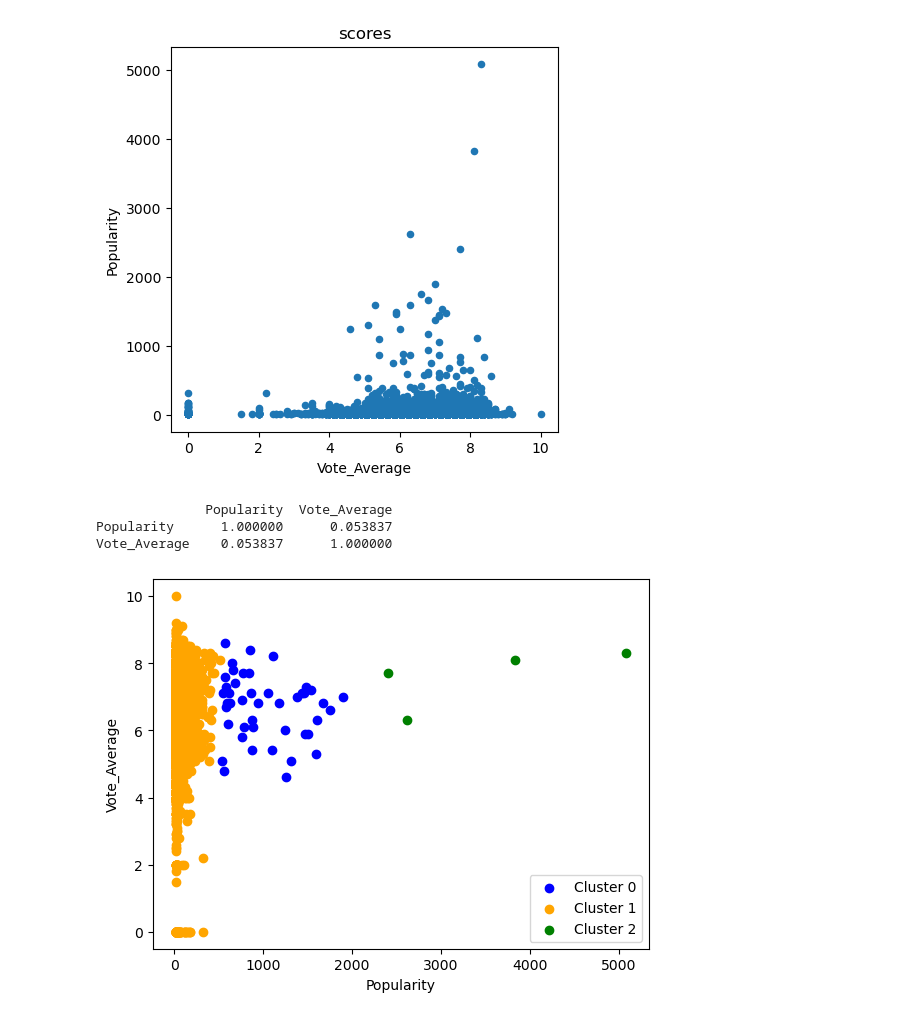
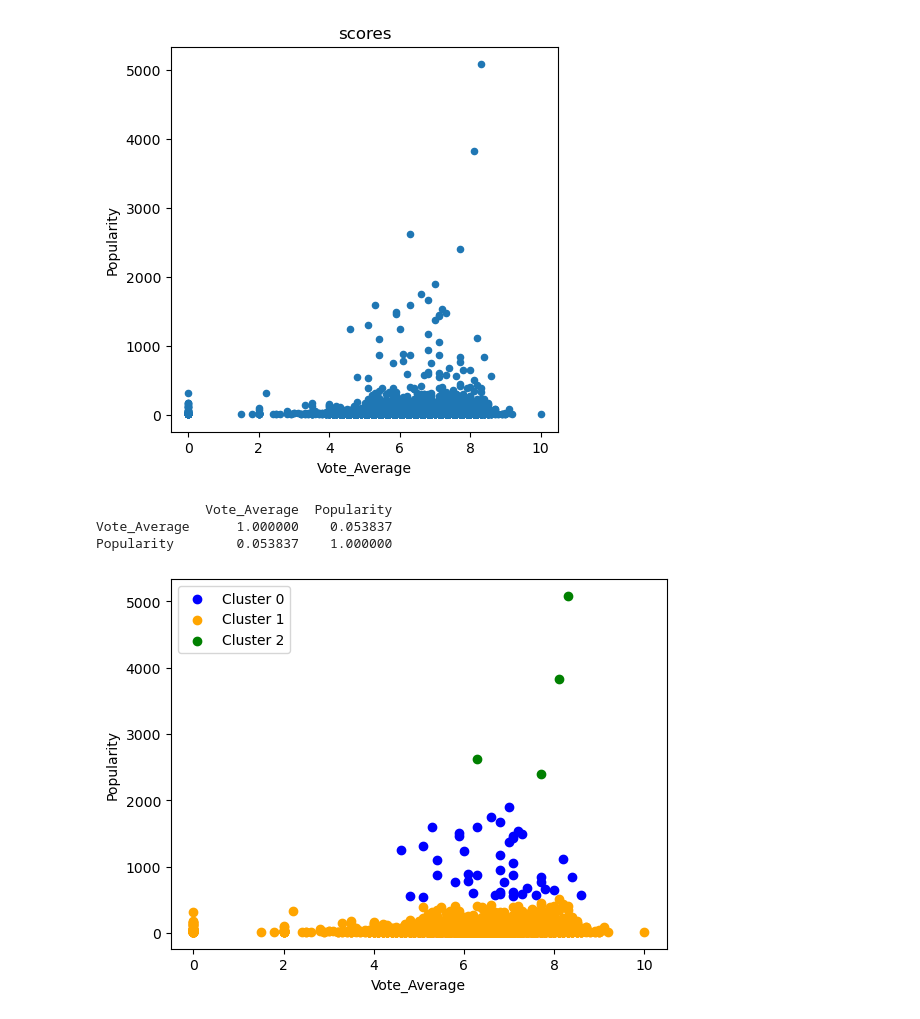
Before and after one commit to giampyhatesyou/Ids, a Jupyter notebook: pr.ipynb, the cells around one changed output. Cells and saved outputs as stored; diff of their text form; code cells hidden in the pictures.

```diff
--- a/pr.ipynb
+++ b/pr.ipynb
@@ -67,6 +66,9 @@ Procediamo con la prima parte dell'analisi, la pulizia del dataset, che ci perme
 #Togliamo poster_url
 dataset = dataset.drop('Poster_Url', axis=1)
 
+#Togliamo la colonna overview
+dataset = dataset.drop('Overview', axis=1)
+
 #troviamo i valori nulli nel dataset
 dataset.isnull().sum()
 # %% [output]
@@ -177,12 +186,10 @@ Quantizziamo anche popularity
 3. POPULAR = [60, 1999.9]
 4. BLOCKBUSTER = [2000, 5084]
 # %%
-quantize_release_date = ['VERY OLD', 'OLD', 'RECENT', 'VERY-RECENT']
+quantize_release_date = ['VERY OLD', 'OLD', 'RECENT', 'VERY RECENT']
 minimum = [1900, 1981, 2001, 2016]
 maximum = [1980, 2000, 2015, 2024]
 
-dataset.Release_Date = pd.to_datetime(dataset.Release_Date)
-dataset.dtypes
 for i in range(4):
     dataset.loc[dataset['Release_Date'].dt.year.between(minimum[i], maximum[i]), 'quant_Release_Date'] = quantize_release_date[i]
 # %%
@@ -437,7 +536,7 @@ plt.scatter(X_valid,y_valid,c='r',alpha=0.2)
 <h1>Clustering </h2>
 # %%
 from sklearn import metrics
-release_mapping = {'VERY OLD': 1, 'OLD': 2, 'RECENT': 3, 'VERY-RECENT': 4}
+release_mapping = {'VERY OLD': 1, 'OLD': 2, 'RECENT': 3, 'VERY RECENT': 4}
 
 # Map genre column to numerical values
 dataset['release_encoded'] = dataset['quant_Release_Date'].map(release_mapping)
@@ -471,29 +570,29 @@ plt.xlabel('Vote_Average')
 Text(0.5, 0, 'Vote_Average')
 [figure]
 # %%
-correlation = dataset[['Popularity','Vote_Average']].corr()
+correlation = dataset[['Vote_Average','Popularity']].corr()
 print(correlation)
 # %% [output]
-              Popularity  Vote_Average
-Popularity      1.000000      0.053837
-Vote_Average    0.053837      1.000000
+              Vote_Average  Popularity
+Vote_Average      1.000000    0.053837
+Popularity        0.053837    1.000000
 # %%
 kmeans = sk.KMeans(n_clusters=3, random_state=1, n_init=kmax)
 
 clusters = kmeans.fit_predict(dataset[["Popularity", "Vote_Average","genre_encoded","release_encoded"]])
 dataset["cluster"] = clusters
 y = kmeans.labels_
 
 color = ['b','orange','g']
 
 for i in range(0, 3):
-    plt.scatter(dataset.loc[dataset['cluster'] == i, 'Popularity'],
-                dataset.loc[dataset['cluster'] == i, 'Vote_Average'],
+    plt.scatter(dataset.loc[dataset['cluster'] == i, 'Vote_Average'],
+                dataset.loc[dataset['cluster'] == i, 'Popularity'],
                 color=color[i], label='Cluster ' + str(i))
 
-plt.xlabel('Popularity')
-plt.ylabel('Vote_Average')
+plt.xlabel('Vote_Average')
+plt.ylabel('Popularity')
 plt.legend()
 plt.show()
 # %% [output]
-[figure, old version]
+[figure, new version]
```
Also changed, not shown: parts of 58 cells of this notebook.
